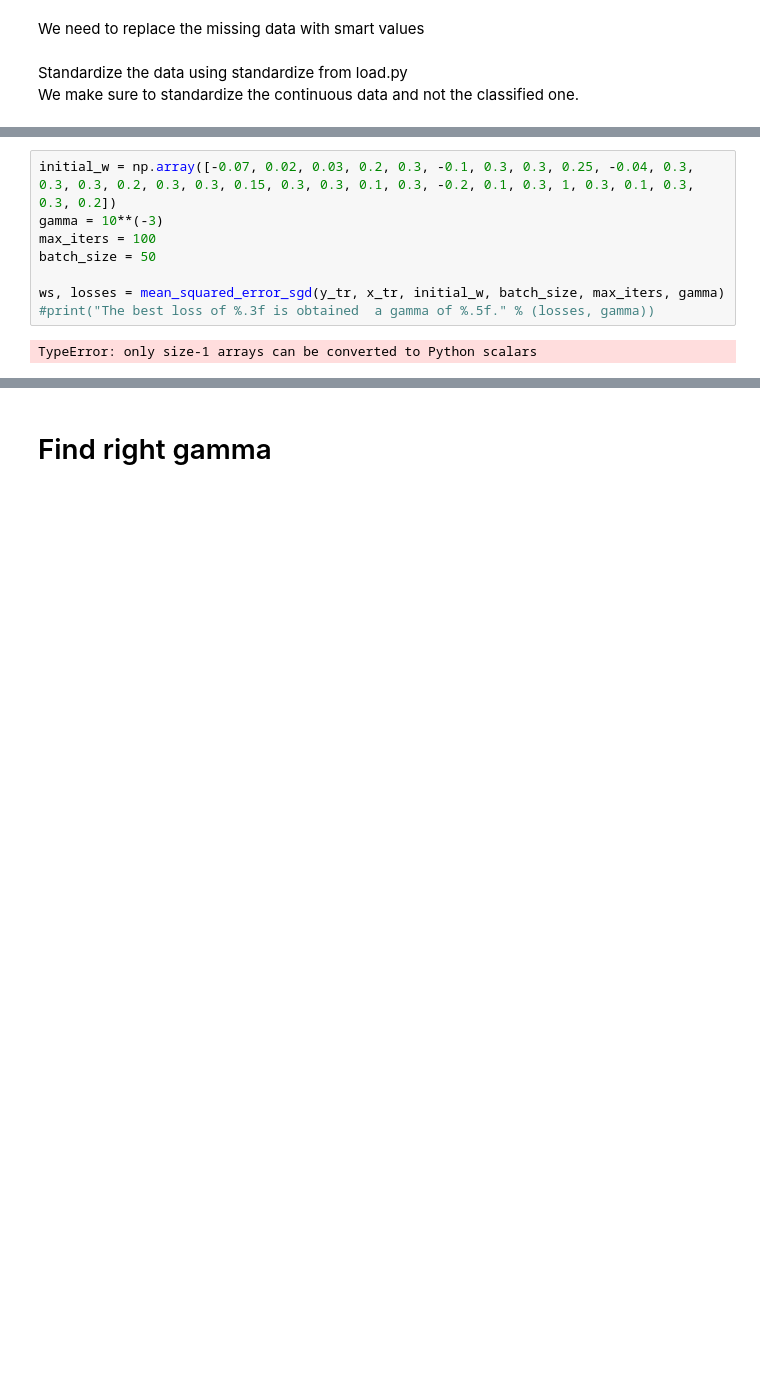
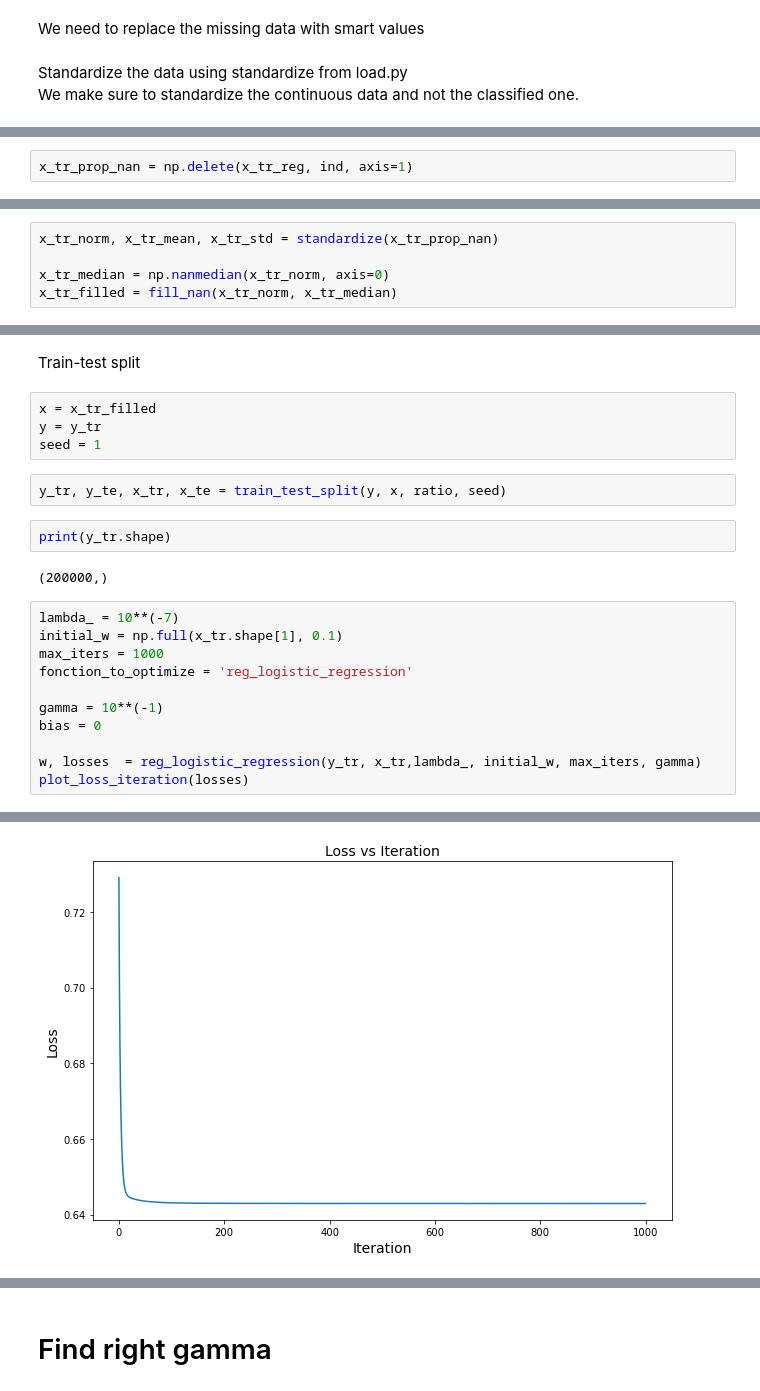
Before and after one commit to mkondracki/ML_project_1, a Jupyter notebook: Projet_1.ipynb, the cells around one changed output, grey strips where cells are left out. Drawn from its saved outputs; the diff is of its cells as text; blank space fills up the shorter version.

```diff
--- a/Projet_1.ipynb
+++ b/Projet_1.ipynb
@@ -106,0 +156,2 @@ We make sure to standardize the continuous data and not the classified one.
+# %%
+x_tr_prop_nan = np.delete(x_tr_reg, ind, axis=1)
@@ -106,0 +160,5 @@ We make sure to standardize the continuous data and not the classified one.
+# %%
+x_tr_norm, x_tr_mean, x_tr_std = standardize(x_tr_prop_nan)
+
+x_tr_median = np.nanmedian(x_tr_norm, axis=0)
+x_tr_filled = fill_nan(x_tr_norm, x_tr_median)
@@ -234,10 +174,24 @@ loss =  nan
-# %%
-initial_w = np.array([-0.07, 0.02, 0.03, 0.2, 0.3, -0.1, 0.3, 0.3, 0.25, -0.04, 0.3, 0.3, 0.3, 0.2, 0.3, 0.3, 0.15, 0.3, 0.3, 0.1, 0.3, -0.2, 0.1, 0.3, 1, 0.3, 0.1, 0.3, 0.3, 0.2])
-gamma = 10**(-3)
-max_iters = 100
-batch_size = 50
-
-ws, losses = mean_squared_error_sgd(y_tr, x_tr, initial_w, batch_size, max_iters, gamma)
-#print("The best loss of %.3f is obtained  a gamma of %.5f." % (losses, gamma))
-# %% [output]
-TypeError: only size-1 arrays can be converted to Python scalars
+# %% [markdown]
+Train-test split
+# %%
+x = x_tr_filled
+y = y_tr
+seed = 1
+# %%
+y_tr, y_te, x_tr, x_te = train_test_split(y, x, ratio, seed)
+# %%
+print(y_tr.shape)
+# %% [output]
+(200000,)
+# %%
+lambda_ = 10**(-7)
+initial_w = np.full(x_tr.shape[1], 0.1)
+max_iters = 1000
+fonction_to_optimize = 'reg_logistic_regression'
+
+gamma = 10**(-1)
+bias = 0
+
+w, losses  = reg_logistic_regression(y_tr, x_tr,lambda_, initial_w, max_iters, gamma)
+plot_loss_iteration(losses)
+# %% [output]
@@ -243,0 +208 @@ TypeError: only size-1 arrays can be converted to Python scalars
+[figure, added]
```
Also changed, not shown: parts of 82 cells of this notebook, 4 other files.
